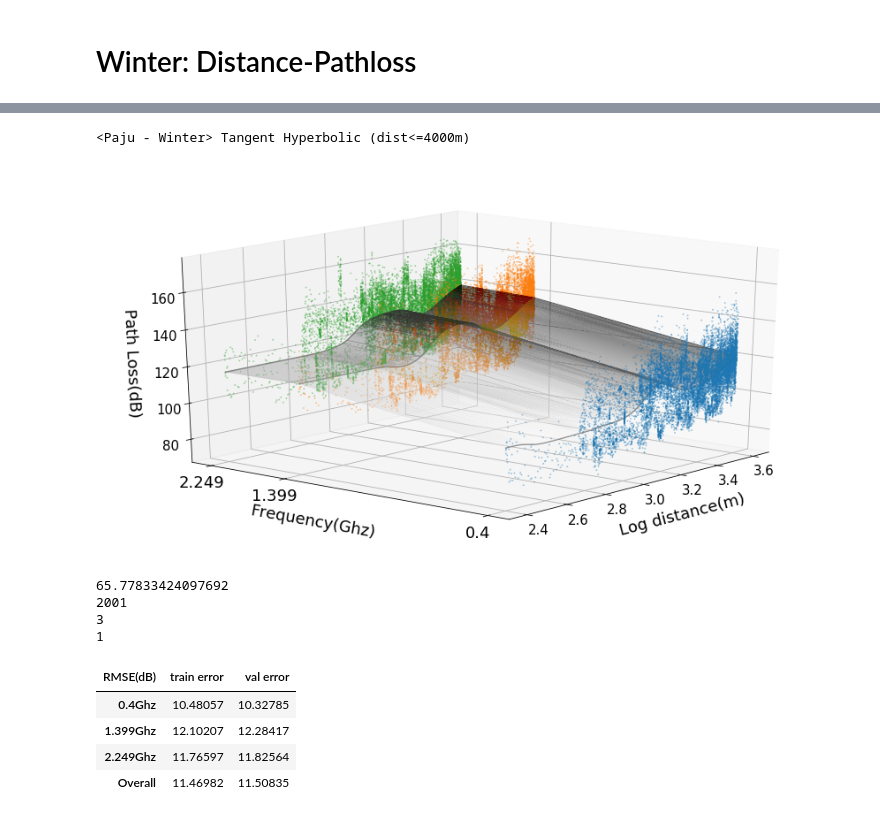
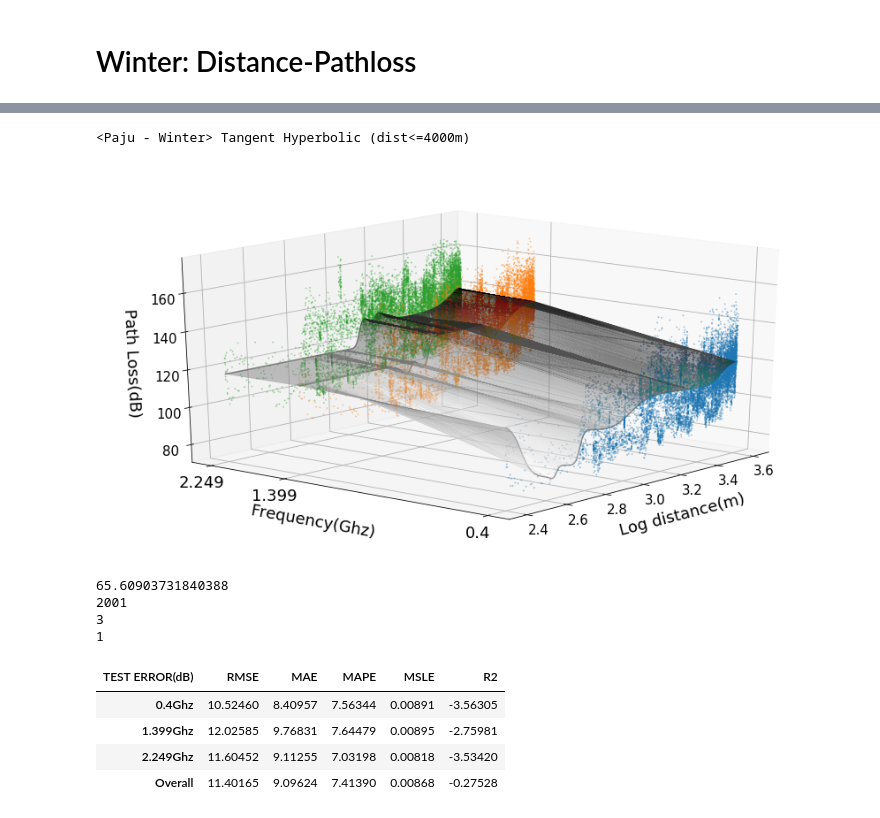
Before and after one commit to chanship72/pathloss, a Jupyter notebook: ann_regression_analysis_paju.ipynb, the cells around one changed output, grey strips where cells are left out. Saved outputs shown, nothing was run; the diff lists cells and outputs as text; code cells hidden in the pictures.

```diff
--- a/ann_regression_analysis_paju.ipynb
+++ b/ann_regression_analysis_paju.ipynb
@@ -15,11 +15,21 @@ from sklearn.linear_model import LinearRegression
 from sklearn import linear_model
 from scipy import stats
 
+from sklearn.metrics import mean_absolute_error
+from sklearn.metrics import mean_squared_error
+from sklearn.metrics import mean_squared_log_error
+from sklearn.metrics import median_absolute_error
+from sklearn.metrics import r2_score
+
 from MLP.mlp_regression import mlp_regression, model_validation, mlp_prediction, mlp_prediction_error, mlp_train_graph, errorDist, mlp_train_multi_graph, mlp_train_multi_graph_comb, mlp_train_multi_3dgraph_comb
 from MLP.utils import combineArray, multiArraySort, data_loader_from_csv, data_loader_pathloss, describeData, data_loader_pathloss_with_freq
 
 pd.set_option('display.max_rows', 999)
 pd.set_option('precision', 5)
+
+def mean_absolute_percentage_error(y_true, y_pred):
+    y_true, y_pred = np.array(y_true), np.array(y_pred)
+    return np.mean(np.abs((y_true - y_pred) / y_true)) * 100
 # %% [markdown]
 # Spring: Distance - Pathloss
 # %%
@@ -193,30 +210,34 @@ stat = np.array([mlp_prediction_error(model,X_train_m_400, y_train_m_400),mlp_pr
 # %%
 %autoreload
 model = None
 model = mlp_regression(X_train_m, y_train_m, (60), 'tanh', 'lbfgs')
 
 print("<Paju - Winter> Tangent Hyperbolic (dist<=4000m)")
 mlp_train_multi_3dgraph_comb(model, dataX_m, dataY_m, X_train_m, ['0.4', '1.399','2.249'])
 
 print(model.loss_)
 print(model.n_iter_ )
 print(model.n_layers_)
 print(model.n_outputs_)
-stat = np.array([mlp_prediction_error(model,X_train_m_400, y_train_m_400),mlp_prediction_error(model,X_val_m_400, y_val_m_400),
-                 mlp_prediction_error(model,X_train_m_1399, y_train_m_1399),mlp_prediction_error(model,X_val_m_1399, y_val_m_1399),
-                 mlp_prediction_error(model,X_train_m_2249, y_train_m_2249),mlp_prediction_error(model,X_val_m_2249, y_val_m_2249),
-                 mlp_prediction_error(model,X_train_m, y_train_m), mlp_prediction_error(model,X_val_m, y_val_m)])
+y_pred_400 = model.predict(X_val_m_400)
+y_pred_1399 = model.predict(X_val_m_1399)
+y_pred_2249 = model.predict(X_val_m_2249)
+y_pred = model.predict(X_val_m)
+stat = np.array([mlp_prediction_error(model,X_val_m_400, y_val_m_400),mean_absolute_error(y_pred_400, y_val_m_400),mean_absolute_percentage_error(y_pred_400, y_val_m_400),mean_squared_log_error(y_pred_400, y_val_m_400),r2_score(y_pred_400, y_val_m_400),
+                 mlp_prediction_error(model,X_val_m_1399, y_val_m_1399),mean_absolute_error(y_pred_1399, y_val_m_1399),mean_absolute_percentage_error(y_pred_1399, y_val_m_1399),mean_squared_log_error(y_pred_1399, y_val_m_1399),r2_score(y_pred_1399, y_val_m_1399),
+                 mlp_prediction_error(model,X_val_m_2249, y_val_m_2249),mean_absolute_error(y_pred_2249, y_val_m_2249),mean_absolute_percentage_error(y_pred_2249, y_val_m_2249),mean_squared_log_error(y_pred_2249, y_val_m_2249),r2_score(y_pred_2249, y_val_m_2249),
+                 mlp_prediction_error(model,X_val_m, y_val_m), mean_absolute_error(y_pred, y_val_m),mean_absolute_percentage_error(y_pred, y_val_m),mean_squared_log_error(y_pred, y_val_m),r2_score(y_pred, y_val_m)])
 
-(pd.DataFrame(stat.reshape((4,2)),index=pd.Index(['0.4Ghz','1.399Ghz','2.249Ghz', 'Overall']), columns=pd.Index(['train error','val error'],name='RMSE(dB)')))
+(pd.DataFrame(stat.reshape((4,5)),index=pd.Index(['0.4Ghz','1.399Ghz','2.249Ghz', 'Overall']), columns=pd.Index(['RMSE','MAE','MAPE','MSLE','R2'],name='TEST ERROR(dB)')))
 # %% [output]
 <Paju - Winter> Tangent Hyperbolic (dist<=4000m)
-[figure, old version]
+[figure, new version]
-65.77833424097692
+65.60903731840388
 2001
 3
 1
-| RMSE(dB) | train error | val error |
-| 0.4Ghz | 10.48057 | 10.32785 |
-| 1.399Ghz | 12.10207 | 12.28417 |
-| 2.249Ghz | 11.76597 | 11.82564 |
-| Overall | 11.46982 | 11.50835 |
+| TEST ERROR(dB) | RMSE | MAE | MAPE | MSLE | R2 |
+| 0.4Ghz | 10.52460 | 8.40957 | 7.56344 | 0.00891 | -3.56305 |
+| 1.399Ghz | 12.02585 | 9.76831 | 7.64479 | 0.00895 | -2.75981 |
+| 2.249Ghz | 11.60452 | 9.11255 | 7.03198 | 0.00818 | -3.53420 |
+| Overall | 11.40165 | 9.09624 | 7.41390 | 0.00868 | -0.27528 |
```
Also changed, not shown: parts of 4 cells of this notebook, 4 other files.
